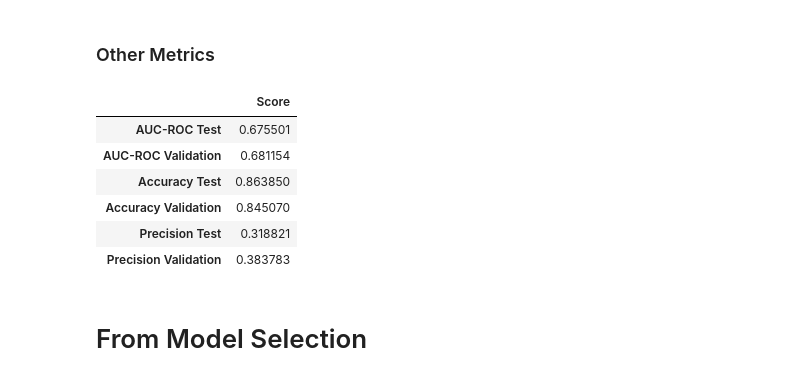
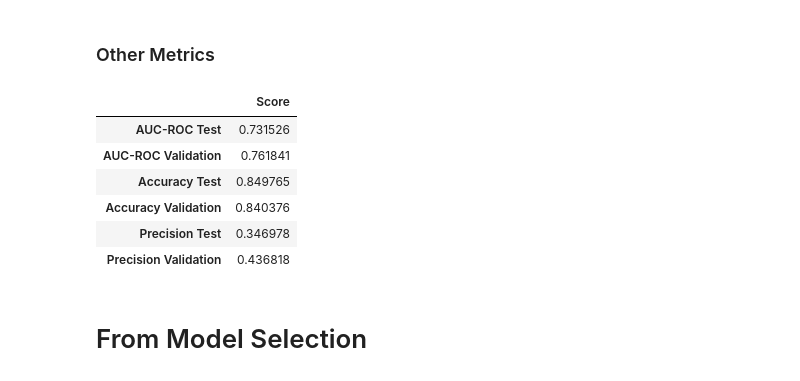
Before and after one commit to McGill-MMA-EnterpriseAnalytics/HR_Analytics, a Jupyter notebook: code/HR Analytics Model Tuning-AdaBoost.ipynb, the cells around one changed output. Saved outputs shown, nothing was run; the diff lists cells and outputs as text; code cells hidden in the pictures.

```diff
--- a/code/HR Analytics Model Tuning-AdaBoost.ipynb
+++ b/code/HR Analytics Model Tuning-AdaBoost.ipynb
@@ -268,6 +268,6 @@ X_val, X_test, y_val, y_test = train_test_split(X_val_test, y_val_test, test_siz
 sm = SMOTE(random_state = 6)
 X_train_sm, y_train_sm = sm.fit_sample(X_train, y_train)
 # %%
-lgb = LGBMClassifier(**final_parameters, random_state = 6)
-lgb.fit(X_train_sm, y_train_sm)
+ada = AdaBoostClassifier(**final_parameters, random_state = 6)
+ada.fit(X_train_sm, y_train_sm)
 # %% [output]
@@ -332,15 +332,15 @@ End of validation Result
 # %% [markdown]
 ### Other Metrics
 # %%
-pd.DataFrame({'Score': clf_evals(lgb, X_train_sm, y_train_sm, X_val, y_val, X_test, y_test)})
+pd.DataFrame({'Score': clf_evals(ada, X_train_sm, y_train_sm, X_val, y_val, X_test, y_test)})
 # %% [output]
 |  | Score |
-| AUC-ROC Test | 0.675501 |
-| AUC-ROC Validation | 0.681154 |
-| Accuracy Test | 0.863850 |
-| Accuracy Validation | 0.845070 |
-| Precision Test | 0.318821 |
-| Precision Validation | 0.383783 |
+| AUC-ROC Test | 0.731526 |
+| AUC-ROC Validation | 0.761841 |
+| Accuracy Test | 0.849765 |
+| Accuracy Validation | 0.840376 |
+| Precision Test | 0.346978 |
+| Precision Validation | 0.436818 |
 # %% [markdown]
 # From Model Selection
 # %% [markdown]
```
Also changed, not shown: parts of 3 cells of this notebook.
